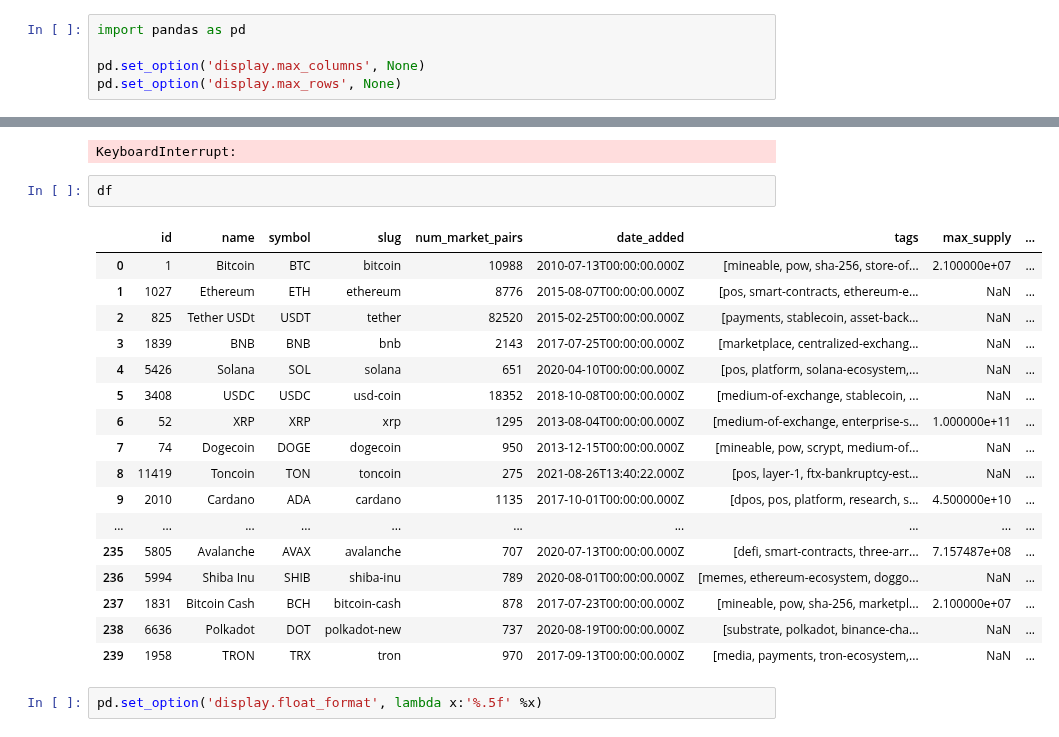
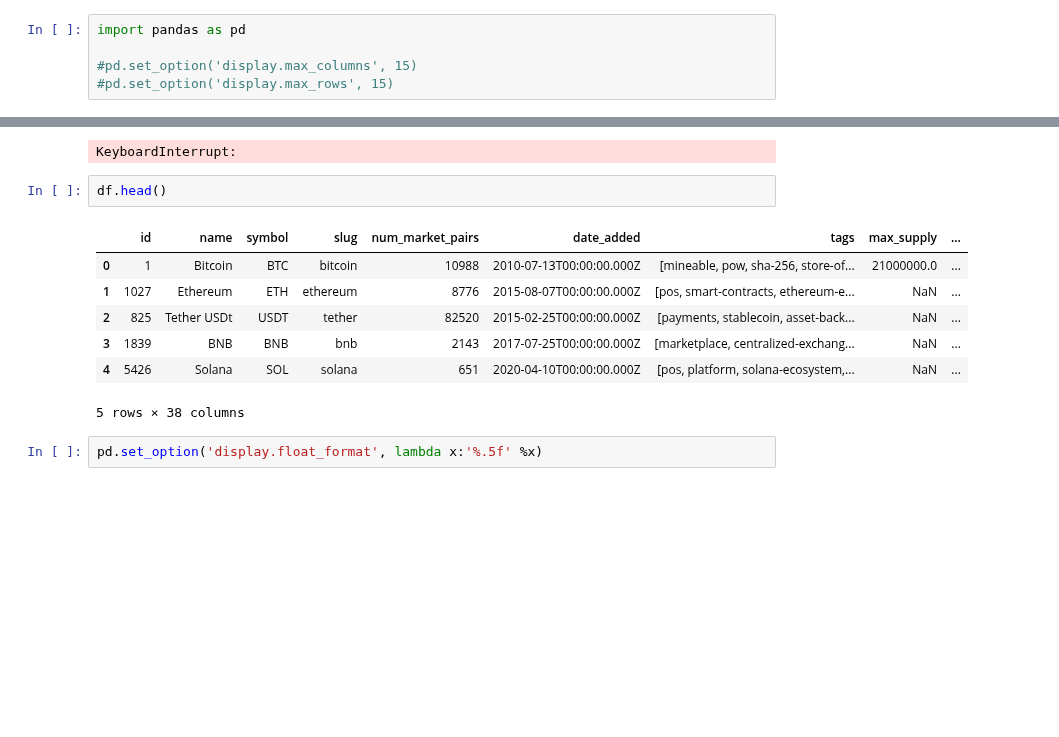
Before and after one commit to Bkaur1234/API_pull, a Jupyter notebook: api_pull_crypto.ipynb, the cells around one changed output, grey strips where cells are left out. Drawn from its saved outputs; the diff is of its cells as text; blank space fills up the shorter version.

```diff
--- a/api_pull_crypto.ipynb
+++ b/api_pull_crypto.ipynb
@@ -27,8 +27,8 @@ except (ConnectionError, Timeout, TooManyRedirects) as e:
 # %%
 import pandas as pd
 
-pd.set_option('display.max_columns', None)
-pd.set_option('display.max_rows', None)
+#pd.set_option('display.max_columns', 15)
+#pd.set_option('display.max_rows', 15)
 # %%
 
 
@@ -103,25 +103,15 @@ API Runner completed
 API Runner completed
 KeyboardInterrupt:
 # %%
-df
+df.head()
 # %% [output]
 |  | id | name | symbol | slug | num_market_pairs | date_added | tags | max_supply | ... |
-| 0 | 1 | Bitcoin | BTC | bitcoin | 10988 | 2010-07-13T00:00:00.000Z | [mineable, pow, sha-256, store-of... | 2.100000e+07 | ... |
+| 0 | 1 | Bitcoin | BTC | bitcoin | 10988 | 2010-07-13T00:00:00.000Z | [mineable, pow, sha-256, store-of... | 21000000.0 | ... |
 | 1 | 1027 | Ethereum | ETH | ethereum | 8776 | 2015-08-07T00:00:00.000Z | [pos, smart-contracts, ethereum-e... | NaN | ... |
 | 2 | 825 | Tether USDt | USDT | tether | 82520 | 2015-02-25T00:00:00.000Z | [payments, stablecoin, asset-back... | NaN | ... |
 | 3 | 1839 | BNB | BNB | bnb | 2143 | 2017-07-25T00:00:00.000Z | [marketplace, centralized-exchang... | NaN | ... |
 | 4 | 5426 | Solana | SOL | solana | 651 | 2020-04-10T00:00:00.000Z | [pos, platform, solana-ecosystem,... | NaN | ... |
-| 5 | 3408 | USDC | USDC | usd-coin | 18352 | 2018-10-08T00:00:00.000Z | [medium-of-exchange, stablecoin, ... | NaN | ... |
-| 6 | 52 | XRP | XRP | xrp | 1295 | 2013-08-04T00:00:00.000Z | [medium-of-exchange, enterprise-s... | 1.000000e+11 | ... |
-| 7 | 74 | Dogecoin | DOGE | dogecoin | 950 | 2013-12-15T00:00:00.000Z | [mineable, pow, scrypt, medium-of... | NaN | ... |
-| 8 | 11419 | Toncoin | TON | toncoin | 275 | 2021-08-26T13:40:22.000Z | [pos, layer-1, ftx-bankruptcy-est... | NaN | ... |
-| 9 | 2010 | Cardano | ADA | cardano | 1135 | 2017-10-01T00:00:00.000Z | [dpos, pos, platform, research, s... | 4.500000e+10 | ... |
-| ... | ... | ... | ... | ... | ... | ... | ... | ... | ... |
-| 235 | 5805 | Avalanche | AVAX | avalanche | 707 | 2020-07-13T00:00:00.000Z | [defi, smart-contracts, three-arr... | 7.157487e+08 | ... |
-| 236 | 5994 | Shiba Inu | SHIB | shiba-inu | 789 | 2020-08-01T00:00:00.000Z | [memes, ethereum-ecosystem, doggo... | NaN | ... |
-| 237 | 1831 | Bitcoin Cash | BCH | bitcoin-cash | 878 | 2017-07-23T00:00:00.000Z | [mineable, pow, sha-256, marketpl... | 2.100000e+07 | ... |
-| 238 | 6636 | Polkadot | DOT | polkadot-new | 737 | 2020-08-19T00:00:00.000Z | [substrate, polkadot, binance-cha... | NaN | ... |
-| 239 | 1958 | TRON | TRX | tron | 970 | 2017-09-13T00:00:00.000Z | [media, payments, tron-ecosystem,... | NaN | ... |
+5 rows × 38 columns
 # %%
 pd.set_option('display.float_format', lambda x:'%.5f' %x)
 # %%
```
Also changed, not shown: parts of 10 cells of this notebook.
